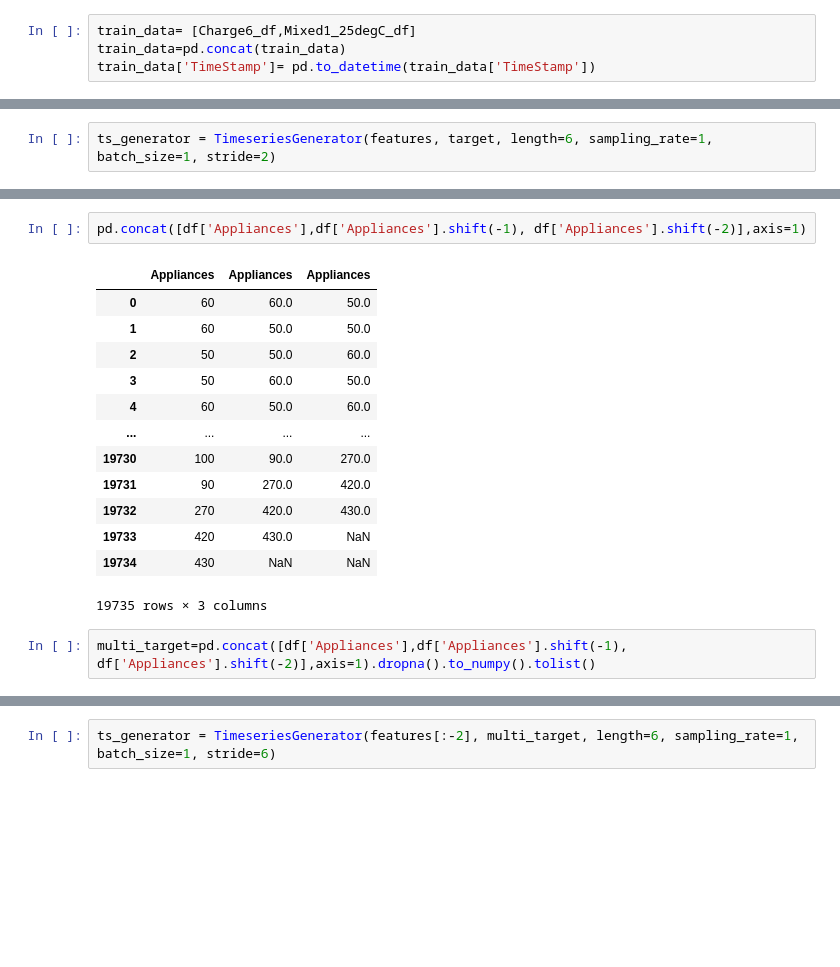
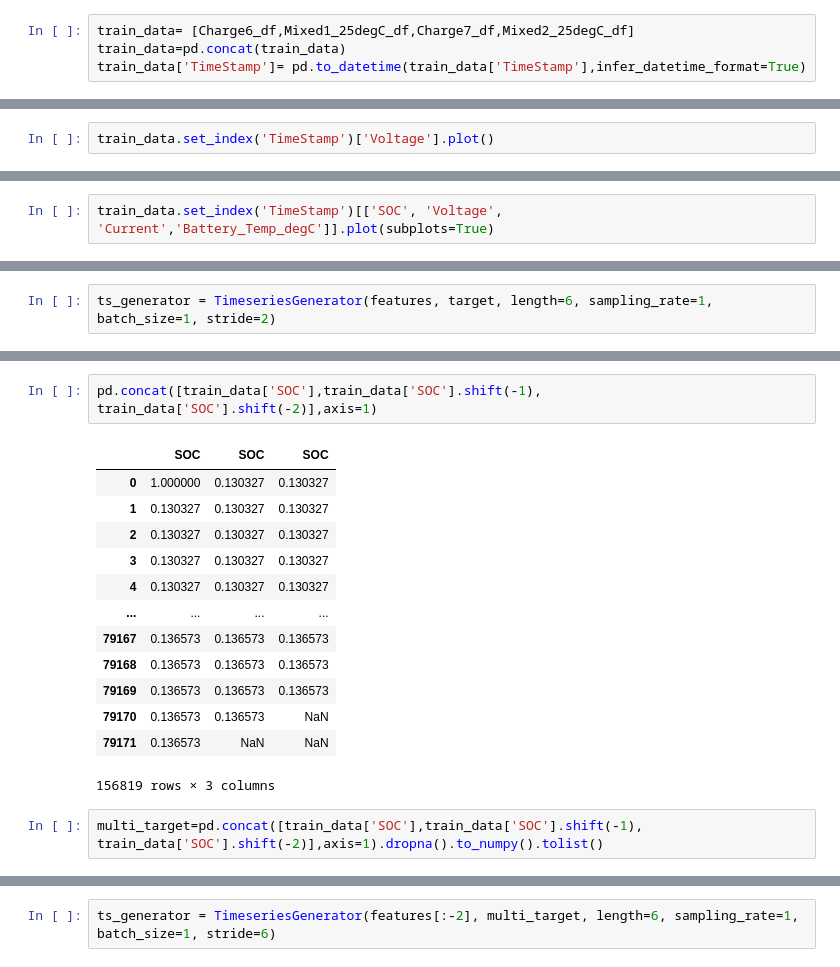
Before and after one commit to kamrulhuda/Time_Series_Analysis, a Jupyter notebook: LG_Time_Series_Functions_for_Sequencing.ipynb, the cells around one changed output, grey strips where cells are left out. Saved outputs shown, nothing was run; the diff lists cells and outputs as text; blank space fills up the shorter version.

```diff
--- a/LG_Time_Series_Functions_for_Sequencing.ipynb
+++ b/LG_Time_Series_Functions_for_Sequencing.ipynb
@@ -94,6 +108,6 @@ Mixed2_25degC_df= pd.DataFrame(Mixed2_25degC['meas'])
 #Calculating SOC: In case of Discahrge test, initial SOC is 100%
 Mixed2_25degC_df['SOC']= 1+(Mixed2_25degC_df['Ah']/3)
 # %%
-train_data= [Charge6_df,Mixed1_25degC_df]
+train_data= [Charge6_df,Mixed1_25degC_df,Charge7_df,Mixed2_25degC_df]
 train_data=pd.concat(train_data)
-train_data['TimeStamp']= pd.to_datetime(train_data['TimeStamp'])
+train_data['TimeStamp']= pd.to_datetime(train_data['TimeStamp'],infer_datetime_format=True)
@@ -150,0 +165,2 @@ array([<matplotlib.axes._subplots.AxesSubplot object at 0x...>,
+# %%
+train_data.set_index('TimeStamp')['Voltage'].plot()
@@ -150,0 +170,2 @@ array([<matplotlib.axes._subplots.AxesSubplot object at 0x...>,
+# %%
+train_data.set_index('TimeStamp')[['SOC', 'Voltage', 'Current','Battery_Temp_degC']].plot(subplots=True)
@@ -277,21 +315,21 @@ ts_generator[1]
 # %%
-pd.concat([df['Appliances'],df['Appliances'].shift(-1), df['Appliances'].shift(-2)],axis=1)
+pd.concat([train_data['SOC'],train_data['SOC'].shift(-1), train_data['SOC'].shift(-2)],axis=1)
 # %% [output]
-|  | Appliances | Appliances | Appliances |
-| 0 | 60 | 60.0 | 50.0 |
-| 1 | 60 | 50.0 | 50.0 |
-| 2 | 50 | 50.0 | 60.0 |
-| 3 | 50 | 60.0 | 50.0 |
-| 4 | 60 | 50.0 | 60.0 |
+|  | SOC | SOC | SOC |
+| 0 | 1.000000 | 0.130327 | 0.130327 |
+| 1 | 0.130327 | 0.130327 | 0.130327 |
+| 2 | 0.130327 | 0.130327 | 0.130327 |
+| 3 | 0.130327 | 0.130327 | 0.130327 |
+| 4 | 0.130327 | 0.130327 | 0.130327 |
 | ... | ... | ... | ... |
-| 19730 | 100 | 90.0 | 270.0 |
-| 19731 | 90 | 270.0 | 420.0 |
-| 19732 | 270 | 420.0 | 430.0 |
-| 19733 | 420 | 430.0 | NaN |
-| 19734 | 430 | NaN | NaN |
+| 79167 | 0.136573 | 0.136573 | 0.136573 |
+| 79168 | 0.136573 | 0.136573 | 0.136573 |
+| 79169 | 0.136573 | 0.136573 | 0.136573 |
+| 79170 | 0.136573 | 0.136573 | NaN |
+| 79171 | 0.136573 | NaN | NaN |
-19735 rows × 3 columns
+156819 rows × 3 columns
 # %%
-multi_target=pd.concat([df['Appliances'],df['Appliances'].shift(-1), df['Appliances'].shift(-2)],axis=1).dropna().to_numpy().tolist()
+multi_target=pd.concat([train_data['SOC'],train_data['SOC'].shift(-1), train_data['SOC'].shift(-2)],axis=1).dropna().to_numpy().tolist()
 # %%
 multi_target[0:13]
 # %% [output]
```
Also changed, not shown: parts of 29 cells of this notebook.
